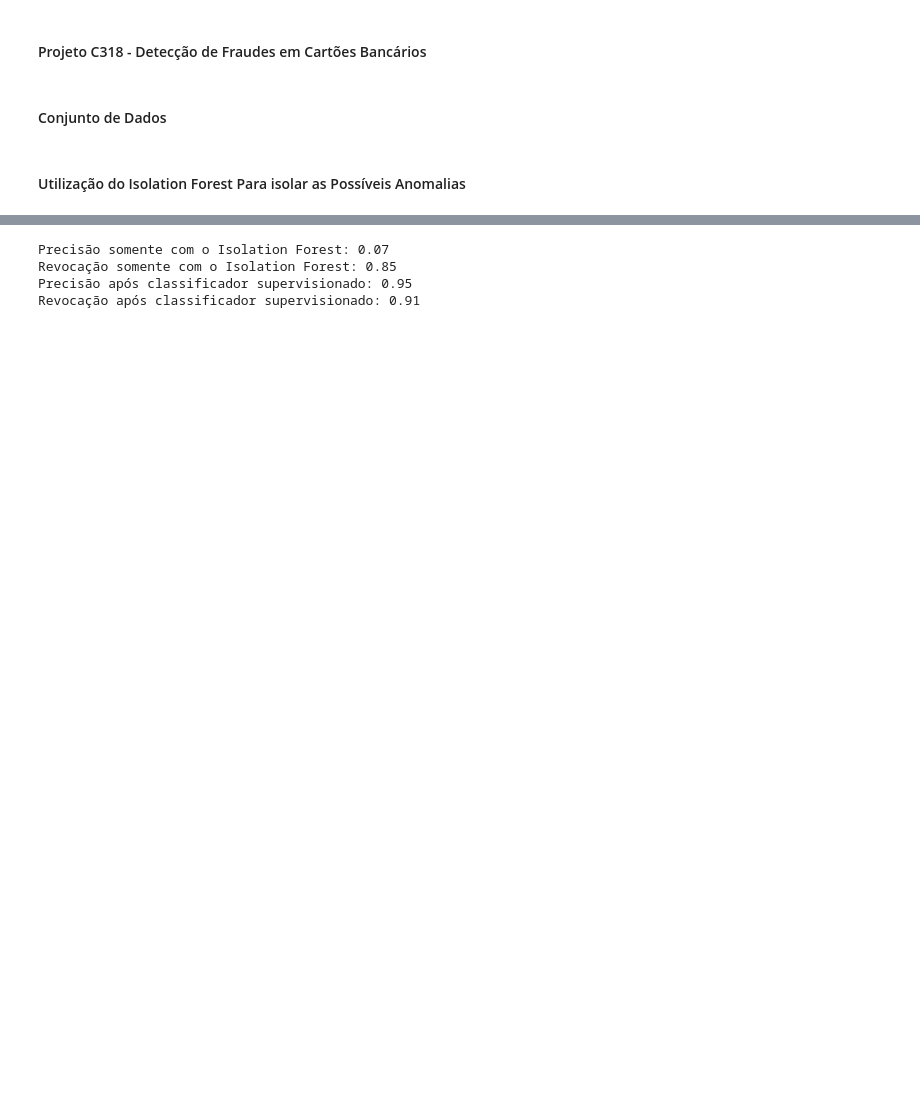
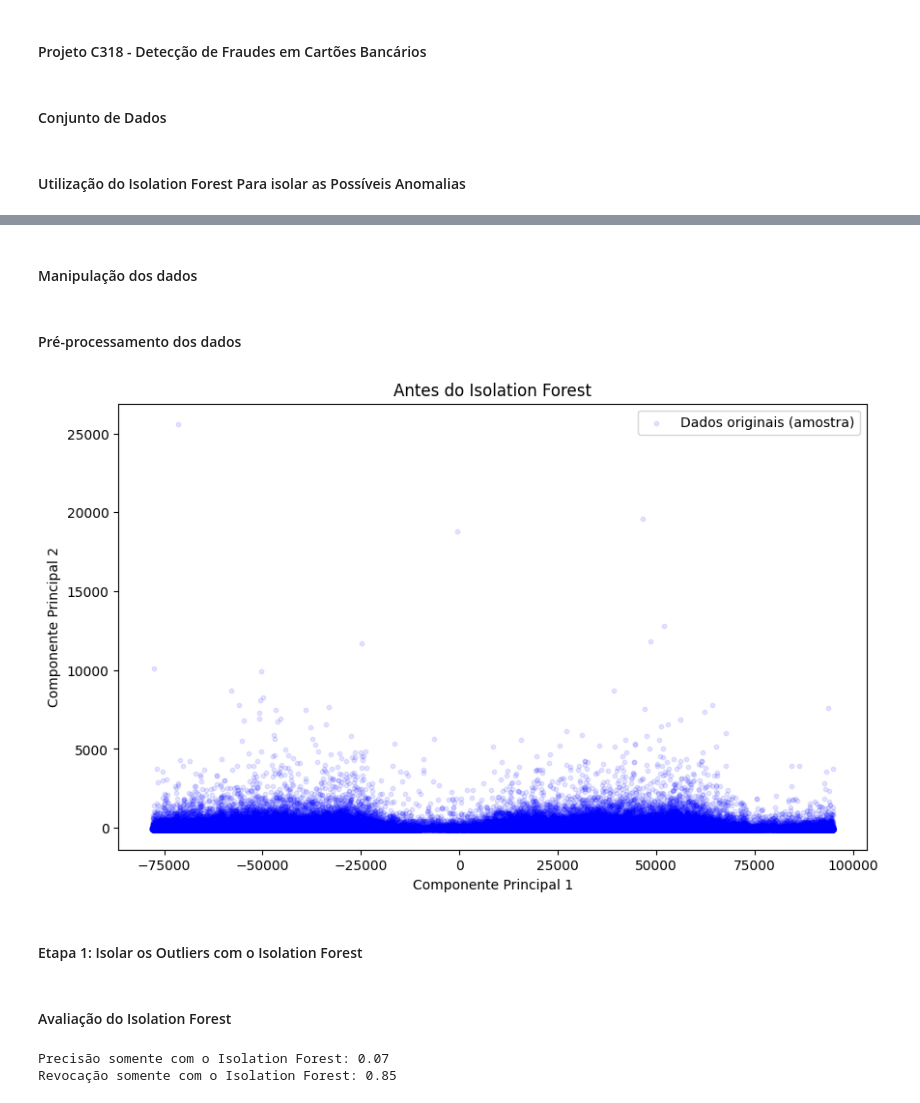
Before and after one commit to cinquetti/Projeto-C318, a Jupyter notebook: Projeto.ipynb, the cells around one changed output, grey strips where cells are left out. Cells and saved outputs as stored; diff of their text form; code cells hidden in the pictures; blank space fills up the shorter version.

Commit message:
Adicionando Plots no Projeto

```diff
--- a/Projeto.ipynb
+++ b/Projeto.ipynb
@@ -22,0 +47,2 @@ Requirement already satisfied: six>=1.5 in c:\users\cinqu\appdata\roaming\python
+# %% [markdown]
+#### Manipulação dos dados
@@ -22,0 +56,23 @@ Requirement already satisfied: six>=1.5 in c:\users\cinqu\appdata\roaming\python
+# %% [markdown]
+#### Pré-processamento dos dados
+# %%
+# Aplicar PCA para reduzir para 20 componentes principais
+pca = PCA(n_components=20)
+X_pca = pca.fit_transform(X)
+
+# Adicionar os componentes principais ao DataFrame
+df['PCA1'] = X_pca[:, 0]
+df['PCA2'] = X_pca[:, 1]
+# %%
+#Plot antes do Isolation Forest
+plt.figure(figsize=(10, 6))
+plt.scatter(df['PCA1'], df['PCA2'], c='blue', alpha=0.1, s=10, label="Dados originais (amostra)")
+plt.title("Antes do Isolation Forest")
+plt.xlabel("Componente Principal 1")
+plt.ylabel("Componente Principal 2")
+plt.legend()
+plt.show()
+# %% [output]
+[figure, added]
+# %% [markdown]
+#### Etapa 1: Isolar os Outliers com o Isolation Forest
@@ -23,33 +93,6 @@ Requirement already satisfied: six>=1.5 in c:\users\cinqu\appdata\roaming\python
+# %% [markdown]
+#### Avaliação do Isolation Forest
 # %%
-import pandas as pd
-from sklearn.ensemble import IsolationForest, RandomForestClassifier
-from sklearn.decomposition import PCA
-from sklearn.model_selection import train_test_split
-from sklearn.metrics import precision_score, recall_score
-
-# Carregar o conjunto de dados
-df = pd.read_csv("creditcard.csv")
-
-# Selecionar as colunas de features e a coluna de classe
-X = df.drop(columns=['Class'])
-y = df['Class']
-
-# Aplicar PCA para reduzir para 20 componentes principais
-pca = PCA(n_components=20)
-X_pca = pca.fit_transform(X)
-
-# Etapa 1: Detecção de anomalias com Isolation Forest
-iso_forest = IsolationForest(contamination=0.02, random_state=42)
-anomaly_labels = iso_forest.fit_predict(X_pca)
-
-# Adicionar os rótulos de anomalia ao dataframe original
-df['anomaly'] = anomaly_labels
-
-# Selecionar apenas os outliers detectados (anomaly == -1)
-outliers = df[df['anomaly'] == -1]
-X_outliers = outliers.drop(columns=['Class', 'anomaly'])
-y_outliers = outliers['Class']  # Classes reais dos outliers
-
 # Calcular Precisão e Revocação
 TP = ((df['anomaly'] == -1) & (df['Class'] == 1)).sum()   # Verdadeiros Positivos
 FP = ((df['anomaly'] == -1) & (df['Class'] == 0)).sum()   # Falsos Positivos
@@ -60,27 +103,6 @@ recallISO = TP / (TP + FN) if (TP + FN) > 0 else 0
 
 print(f"Precisão somente com o Isolation Forest: {precisionISO:.2f}")
 print(f"Revocação somente com o Isolation Forest: {recallISO:.2f}")
-
-# Etapa 2: Treinamento do Classificador Supervisionado
-# Dividir os dados de outliers em conjunto de treino e teste
-X_train, X_test, y_train, y_test = train_test_split(X_outliers, y_outliers, test_size=0.3, random_state=42)
-
-# Treinar um classificador supervisionado (Random Forest)
-clf = RandomForestClassifier(random_state=42)
-clf.fit(X_train, y_train)
-
-# Fazer previsões no conjunto de teste
-y_pred = clf.predict(X_test)
-
-# Calcular métricas de avaliação
-precision = precision_score(y_test, y_pred)
-recall = recall_score(y_test, y_pred)
-
-# Resultados
-print(f"Precisão após classificador supervisionado: {precision:.2f}")
-print(f"Revocação após classificador supervisionado: {recall:.2f}")
 # %% [output]
 Precisão somente com o Isolation Forest: 0.07
 Revocação somente com o Isolation Forest: 0.85
-Precisão após classificador supervisionado: 0.95
-Revocação após classificador supervisionado: 0.91
```
Also changed, not shown: parts of 11 cells of this notebook.
